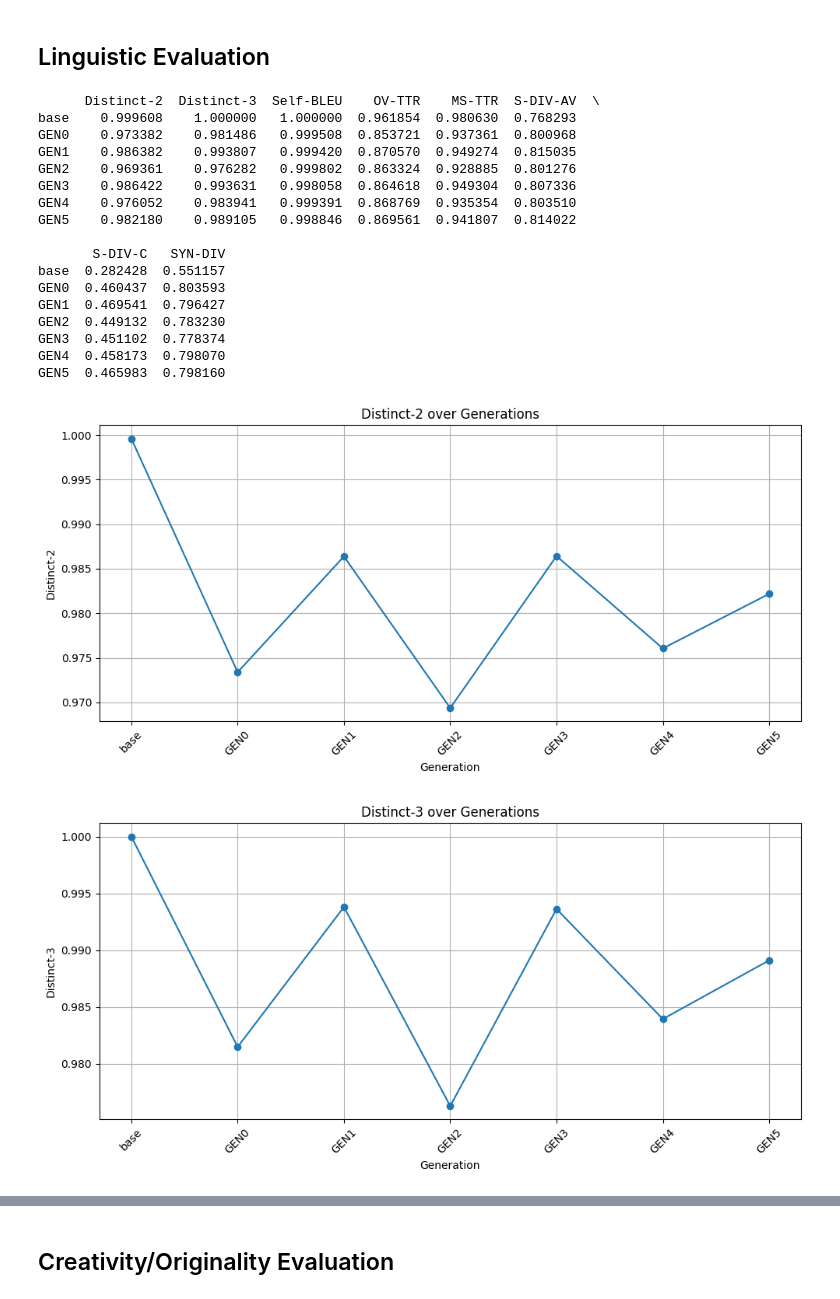
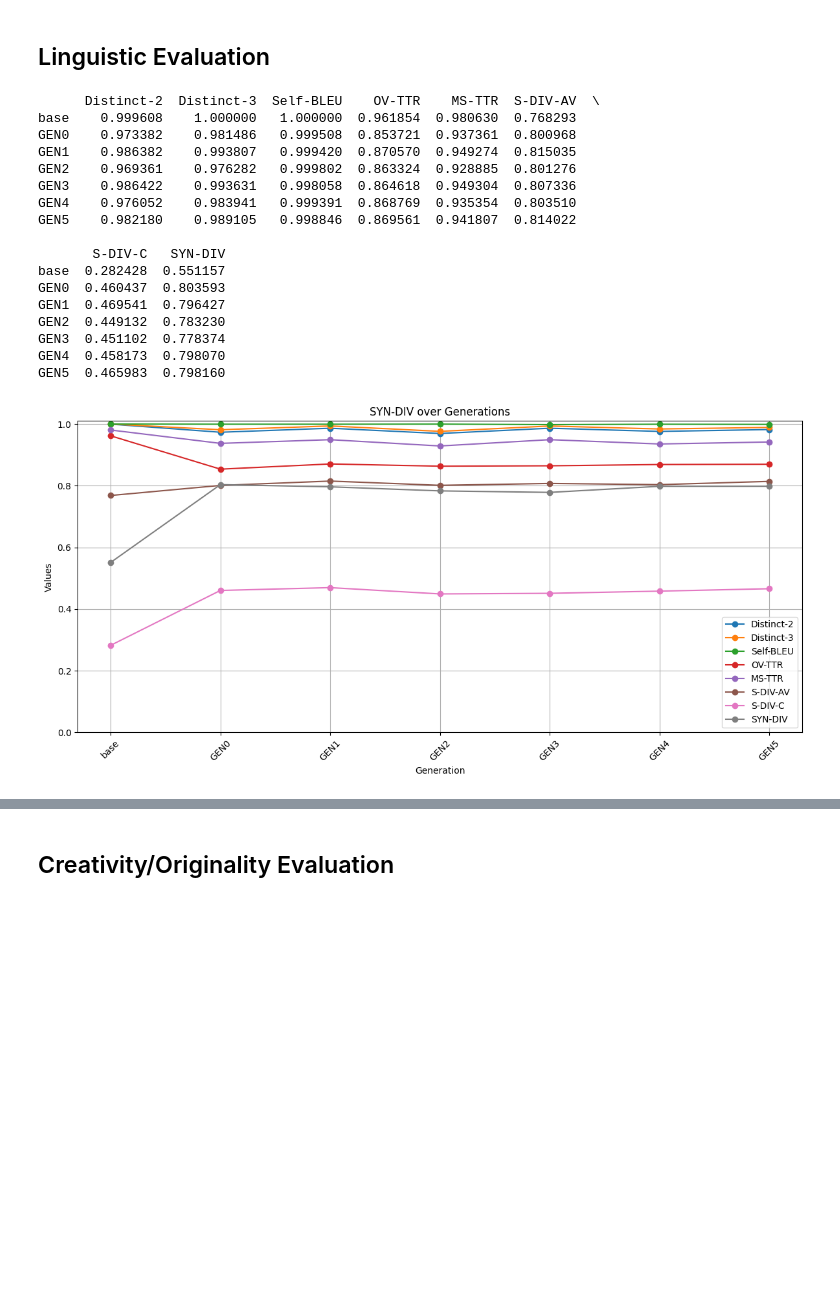
Before and after one commit to VasilisAvgoustakis/BA_Thesis_Experiment, a Jupyter notebook: evaluation.ipynb, the cells around one changed output, grey strips where cells are left out. Cells and saved outputs as stored; diff of their text form; code cells hidden in the pictures; blank space fills up the shorter version.

```diff
--- a/evaluation.ipynb
+++ b/evaluation.ipynb
@@ -46,33 +93,33 @@ def process_and_plot_csv_data_with_base(file_paths, columns, eval_name, output_d
 eval_files = [
     "outputs/base/eval_table_base.csv",
     "outputs/gen0/eval_table_gen0.csv",
     "outputs/gen1/eval_table_gen1.csv",
     "outputs/gen2/eval_table_gen2.csv",
     "outputs/gen3/eval_table_gen3.csv",
     "outputs/gen4/eval_table_gen4.csv",
     "outputs/gen5/eval_table_gen5.csv"
 ]
 
 columns = ["Distinct-2", "Distinct-3", "Self-BLEU", "OV-TTR", "MS-TTR", "S-DIV-AV", "S-DIV-C", "SYN-DIV"]
 
-process_and_plot_csv_data_with_base(eval_files, columns, "linguistic", "evaluation" )
+#process_and_plot_csv_data_with_base(eval_files, columns, "linguistic", "evaluation" )
+process_and_plot_csv_data_with_legend(eval_files, columns, "linguistic", "evaluation" )
 # %% [output]
       Distinct-2  Distinct-3  Self-BLEU    OV-TTR    MS-TTR  S-DIV-AV  \
 base    0.999608    1.000000   1.000000  0.961854  0.980630  0.768293
 GEN0    0.973382    0.981486   0.999508  0.853721  0.937361  0.800968
 GEN1    0.986382    0.993807   0.999420  0.870570  0.949274  0.815035
 GEN2    0.969361    0.976282   0.999802  0.863324  0.928885  0.801276
 GEN3    0.986422    0.993631   0.998058  0.864618  0.949304  0.807336
 GEN4    0.976052    0.983941   0.999391  0.868769  0.935354  0.803510
 GEN5    0.982180    0.989105   0.998846  0.869561  0.941807  0.814022
 
        S-DIV-C   SYN-DIV
 base  0.282428  0.551157
 GEN0  0.460437  0.803593
 GEN1  0.469541  0.796427
 GEN2  0.449132  0.783230
 GEN3  0.451102  0.778374
 GEN4  0.458173  0.798070
 GEN5  0.465983  0.798160
-[figure, old version]
+[figure, new version]
-[figure, removed]
```
Also changed, not shown: parts of 4 cells of this notebook, 19 other files.
